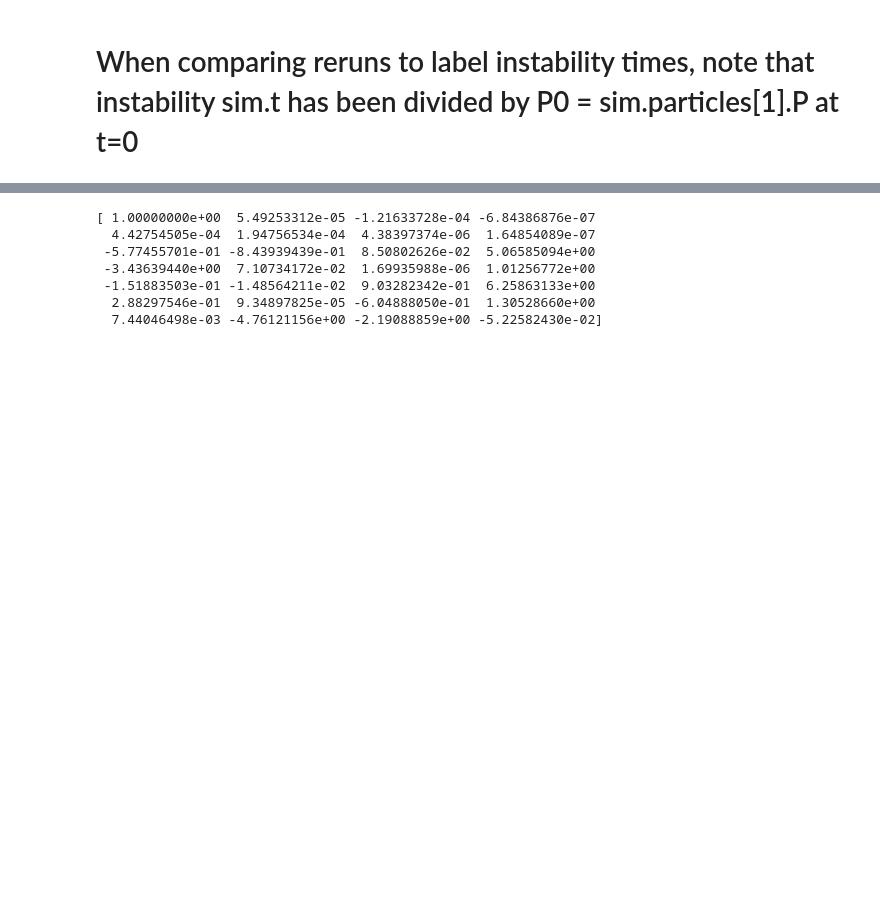
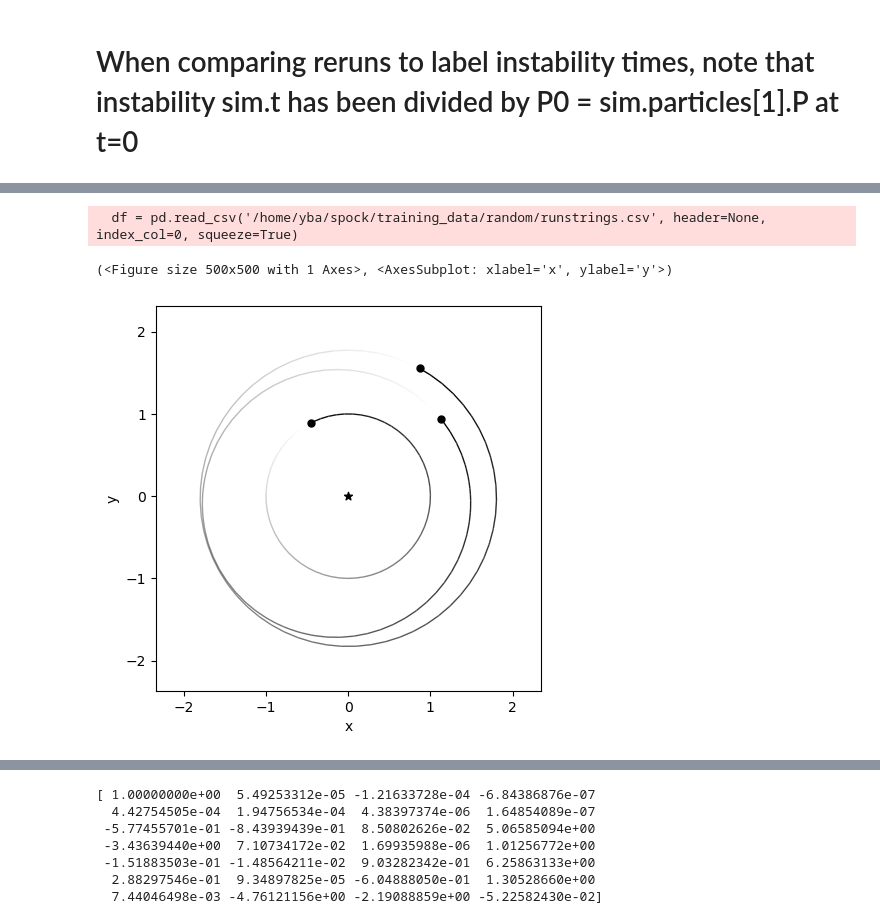
Before and after one commit to YolandaBa/spock, a Jupyter notebook: generate_training_data/simulationtesting.ipynb, the cells around one changed output, grey strips where cells are left out. Cells and saved outputs as stored; diff of their text form; code cells hidden in the pictures; blank space fills up the shorter version.

```diff
--- a/generate_training_data/simulationtesting.ipynb
+++ b/generate_training_data/simulationtesting.ipynb
@@ -53,0 +91,32 @@ fig = rebound.OrbitPlot(sim2) #plot it first
+# %%
+#testing
+df = pd.read_csv('/home/yba/spock/training_data/random/runstrings.csv', header=None, index_col=0, squeeze=True)
+
+# convert the dataframe into a dictionary
+my_dict = df.to_dict()
+
+# the binary file name you want to search for
+binary_file_name = "0000008.bin"
+
+# search for the binary file name in the dictionary
+for key, value in my_dict.items():
+    if value == binary_file_name:
+        i = int(key)
+
+
+all_data = np.loadtxt('initial_condition_random.csv', delimiter=',',dtype=np.float64)
+# get corresponding row
+data = all_data[i]
+# create a new simulation
+sim = rebound.Simulation()
+sim.G=4*np.pi**2
+sim.add(m=data[0], x=data[1], y=data[2], z=data[3], vx=data[4], vy=data[5], vz=data[6])
+sim.add(m=data[7], x=data[8], y=data[9], z=data[10], vx=data[11], vy=data[12], vz=data[13])
+sim.add(m=data[14], x=data[15], y=data[16], z=data[17], vx=data[18], vy=data[19], vz=data[20])
+sim.add(m=data[21], x=data[22], y=data[23], z=data[24], vx=data[25], vy=data[26], vz=data[27])
+
+rebound.OrbitPlot(sim)
+# %% [output]
+  df = pd.read_csv('/home/yba/spock/training_data/random/runstrings.csv', header=None, index_col=0, squeeze=True)
+(<Figure size 500x500 with 1 Axes>, <AxesSubplot: xlabel='x', ylabel='y'>)
+[figure, added]
```
Also changed, not shown: parts of 28 cells of this notebook, 17 other files.
